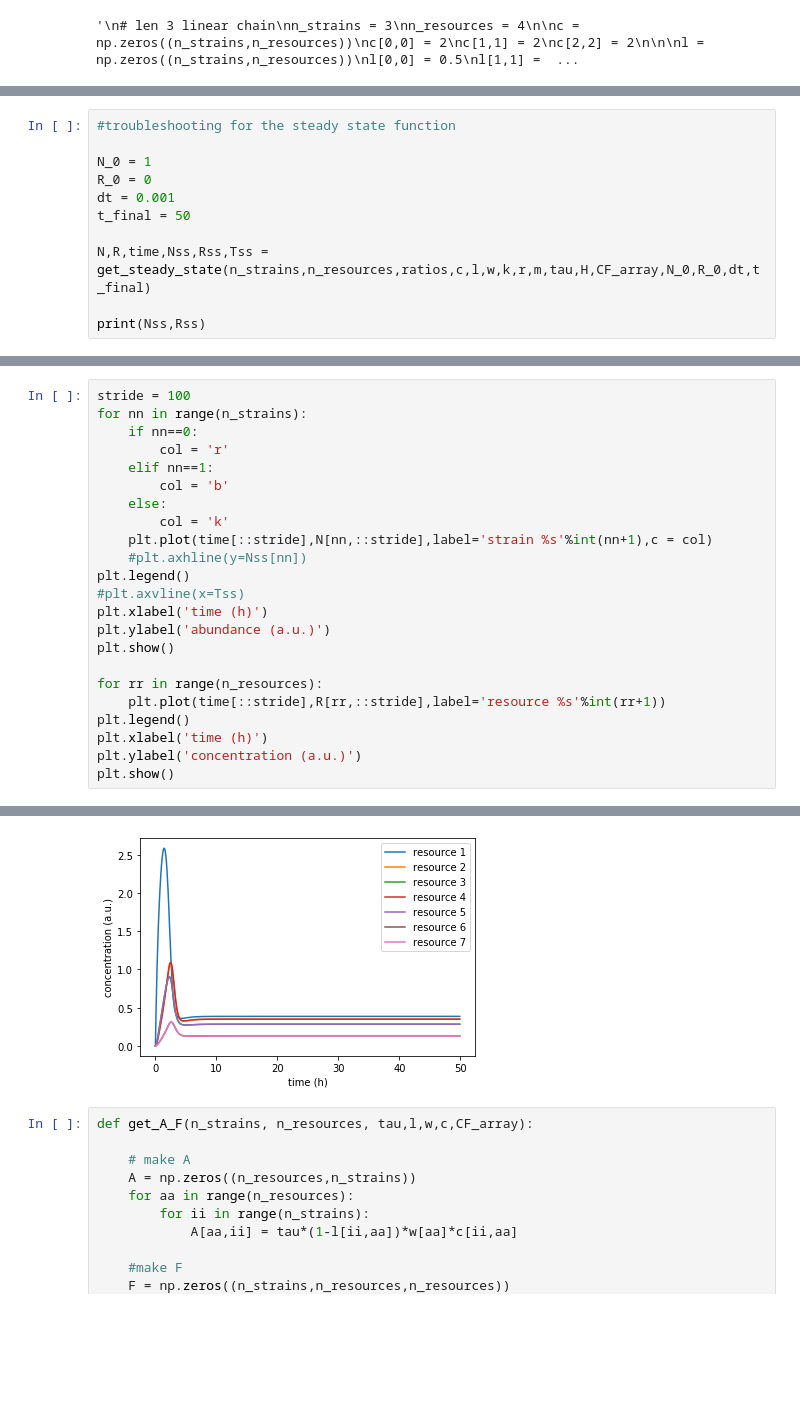
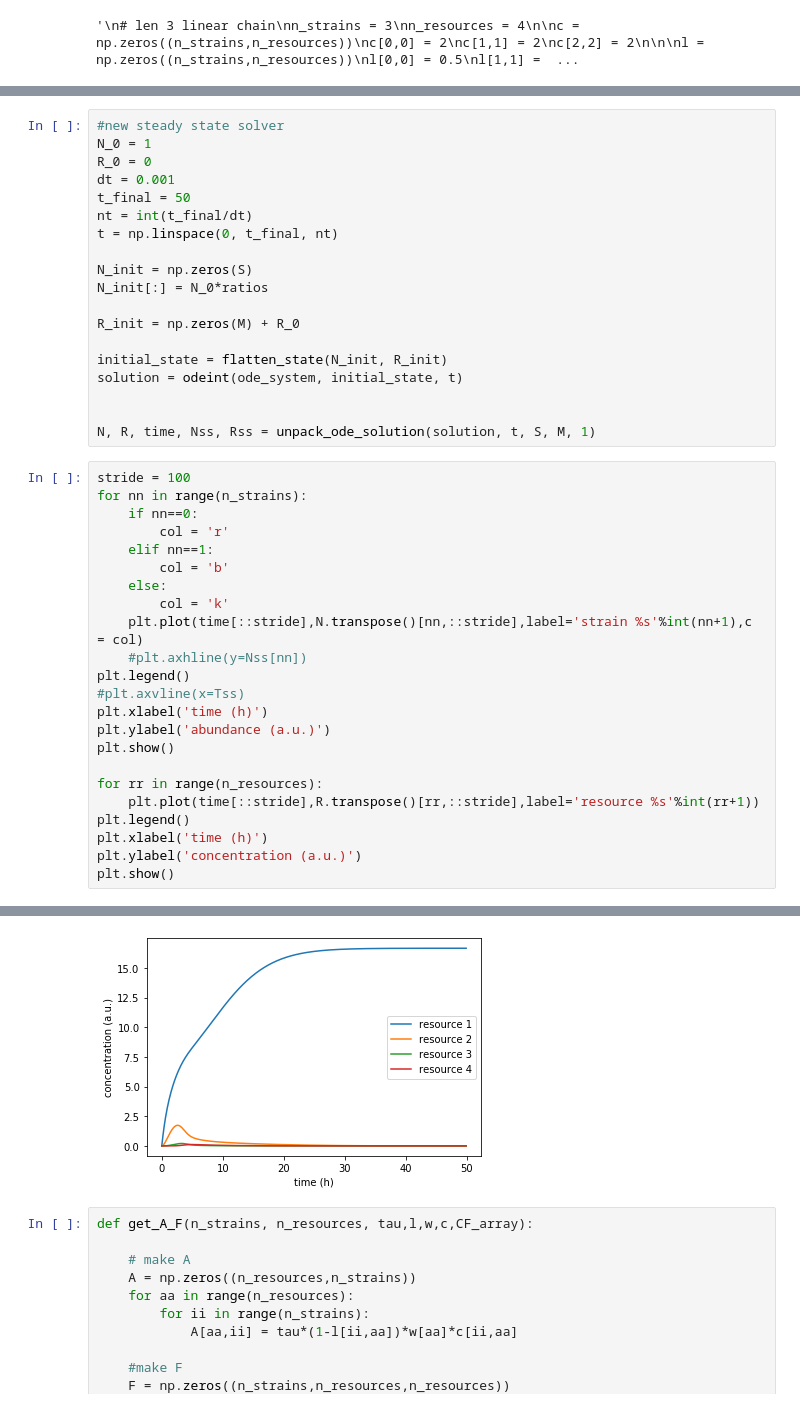
Before and after one commit to stevenredford/Spatial_structure_biofilms, a Jupyter notebook: Linear Stability Analysis/LSA_plus_PDE.ipynb, the cells around one changed output, grey strips where cells are left out. Saved outputs shown, nothing was run; the diff lists cells and outputs as text; blank space fills up the shorter version.

```diff
--- a/Linear Stability Analysis/LSA_plus_PDE.ipynb
+++ b/Linear Stability Analysis/LSA_plus_PDE.ipynb
@@ -434,11 +418,0 @@ def get_steady_state(n_strains,n_resources,ratios,c,l,w,k,r,m,tau,H,CF_array,N_0
-# %%
-#troubleshooting for the steady state function
-
-N_0 = 1
-R_0 = 0
-dt = 0.001
-t_final = 50
-
-N,R,time,Nss,Rss,Tss = get_steady_state(n_strains,n_resources,ratios,c,l,w,k,r,m,tau,H,CF_array,N_0,R_0,dt,t_final)
-
-print(Nss,Rss)
@@ -448,3 +581,22 @@ print(Nss,Rss)
+# %%
+#new steady state solver
+N_0 = 1
+R_0 = 0
+dt = 0.001
+t_final = 50
+nt = int(t_final/dt)
+t = np.linspace(0, t_final, nt)
+
+N_init = np.zeros(S)
+N_init[:] = N_0*ratios
+
+R_init = np.zeros(M) + R_0
+
+initial_state = flatten_state(N_init, R_init)
+solution = odeint(ode_system, initial_state, t)
+
+
+N, R, time, Nss, Rss = unpack_ode_solution(solution, t, S, M, 1)
 # %%
 stride = 100
 for nn in range(n_strains):
@@ -454,7 +606,7 @@ for nn in range(n_strains):
         col = 'b'
     else:
         col = 'k'
-    plt.plot(time[::stride],N[nn,::stride],label='strain %s'%int(nn+1),c = col)
+    plt.plot(time[::stride],N.transpose()[nn,::stride],label='strain %s'%int(nn+1),c = col)
     #plt.axhline(y=Nss[nn])
 plt.legend()
 #plt.axvline(x=Tss)
@@ -463,7 +615,7 @@ plt.ylabel('abundance (a.u.)')
 plt.show()
 
 for rr in range(n_resources):
-    plt.plot(time[::stride],R[rr,::stride],label='resource %s'%int(rr+1))
+    plt.plot(time[::stride],R.transpose()[rr,::stride],label='resource %s'%int(rr+1))
 plt.legend()
 plt.xlabel('time (h)')
 plt.ylabel('concentration (a.u.)')
@@ -473,4 +625,4 @@ plt.show()
-[figure, old version]
+[figure, new version]
 # %%
 def get_A_F(n_strains, n_resources, tau,l,w,c,CF_array):
 
```
Also changed, not shown: parts of 16 cells of this notebook, 2 other files.
